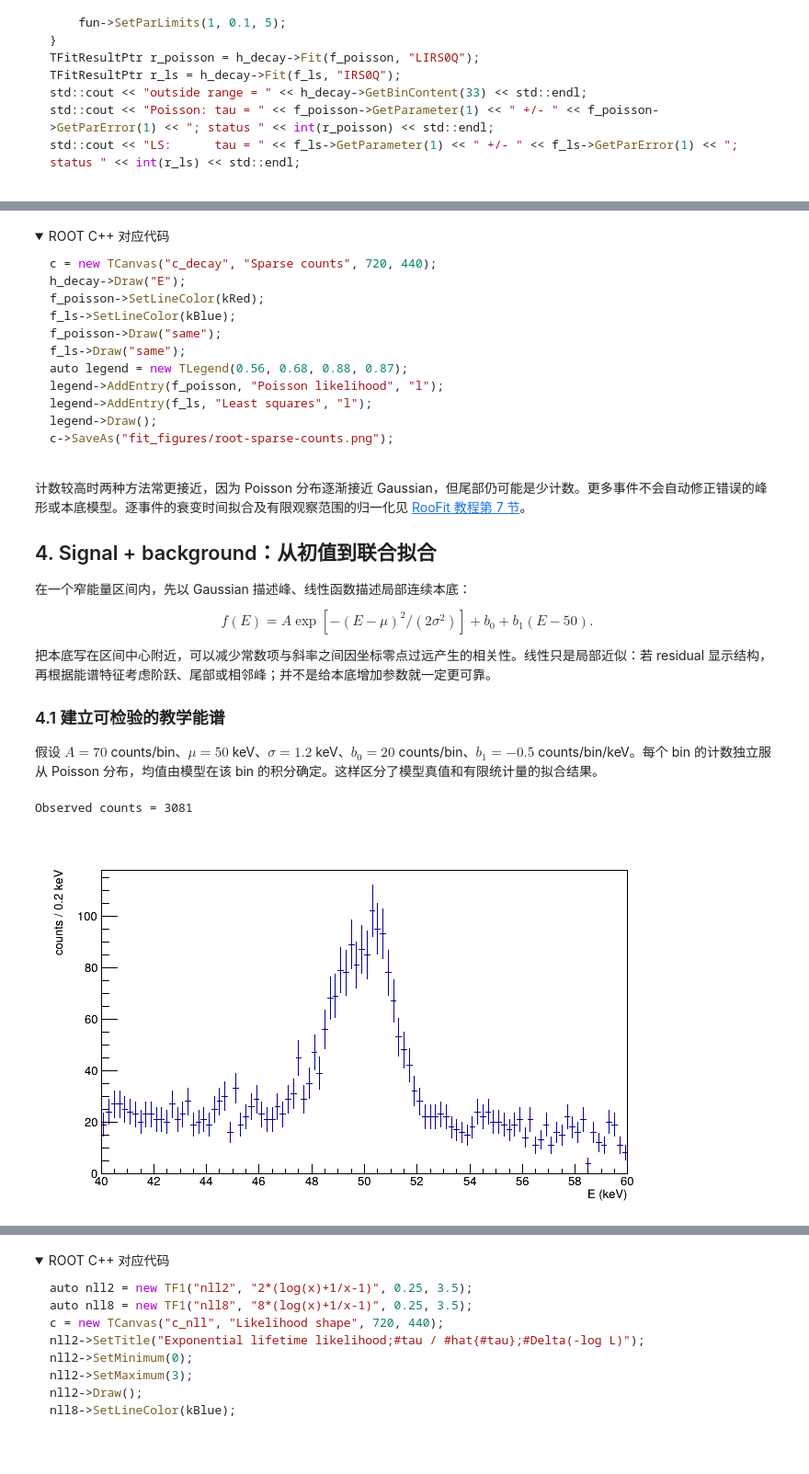
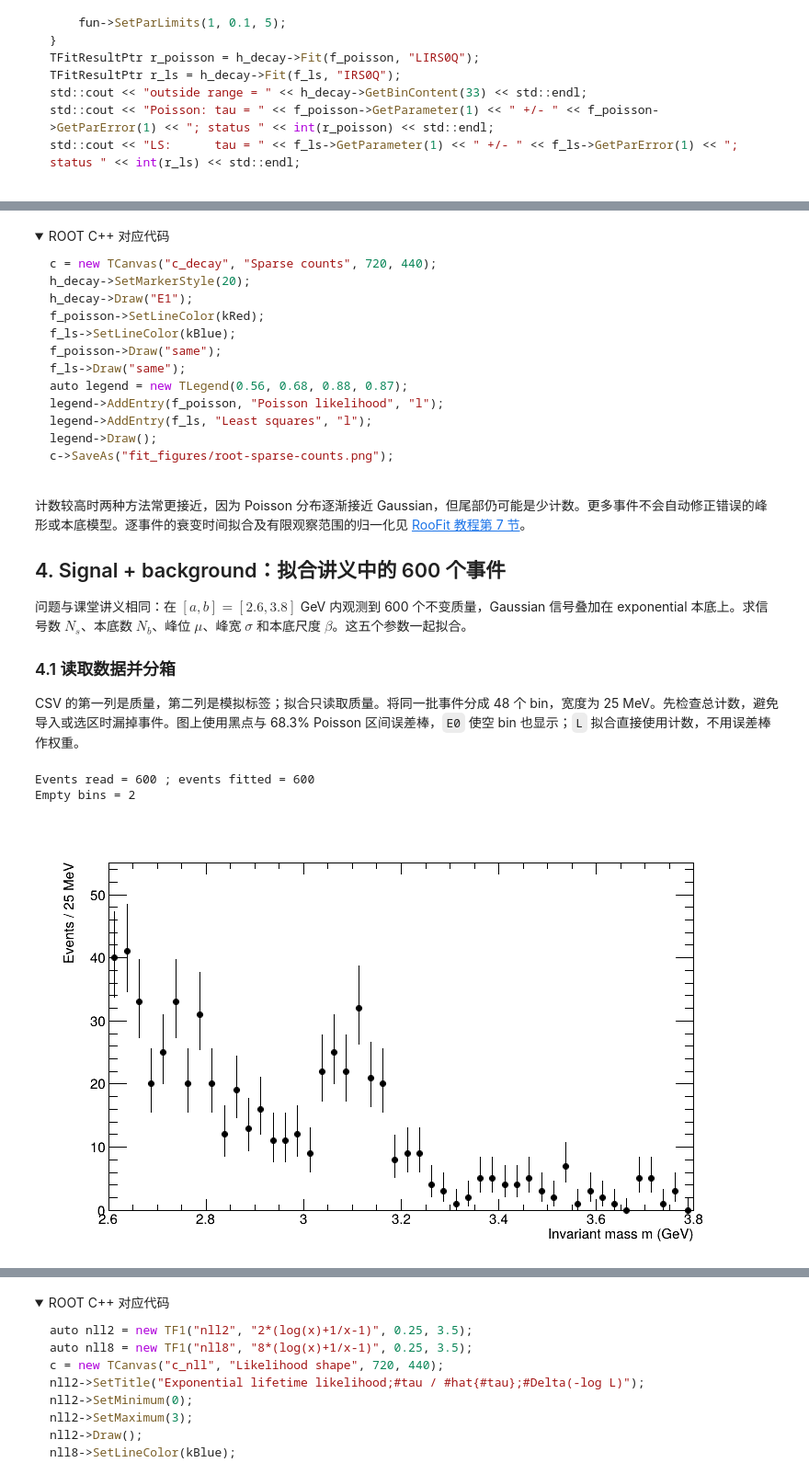
Before and after one commit to zhihuanli/Experimental-Method-in-Nuclear-Physics, a Jupyter notebook: chapt2/ROOT_Fit_Tutorial.ipynb, the cells around one changed output, grey strips where cells are left out. Shown at 92% size. Saved outputs shown, nothing was run; the diff lists cells and outputs as text; code cells hidden in the pictures; folded sections open; blank space fills up the shorter version.

````diff
--- a/chapt2/ROOT_Fit_Tutorial.ipynb
+++ b/chapt2/ROOT_Fit_Tutorial.ipynb
@@ -366,7 +391,8 @@ display(Image(filename="fit_figures/root-sparse-counts.png"))
 
 ```cpp
 c = new TCanvas("c_decay", "Sparse counts", 720, 440);
-h_decay->Draw("E");
+h_decay->SetMarkerStyle(20);
+h_decay->Draw("E1");
 f_poisson->SetLineColor(kRed);
 f_ls->SetLineColor(kBlue);
 f_poisson->Draw("same");
@@ -382,34 +408,36 @@ c->SaveAs("fit_figures/root-sparse-counts.png");
 # %% [markdown]
 计数较高时两种方法常更接近，因为 Poisson 分布逐渐接近 Gaussian，但尾部仍可能是少计数。更多事件不会自动修正错误的峰形或本底模型。逐事件的衰变时间拟合及有限观察范围的归一化见 [RooFit 教程第 7 节](RooFit%20mini%20tutorial.html#decay)。
 
-## 4. Signal + background：从初值到联合拟合
+## 4. Signal + background：拟合讲义中的 600 个事件
 
-在一个窄能量区间内，先以 Gaussian 描述峰、线性函数描述局部连续本底：
+问题与课堂讲义相同：在 $[a,b]=[2.6,3.8]$ GeV 内观测到 600 个不变质量，Gaussian 信号叠加在 exponential 本底上。求信号数 $N_s$、本底数 $N_b$、峰位 $\mu$、峰宽 $\sigma$ 和本底尺度 $\beta$。这五个参数一起拟合。
 
-$$f(E)=A\exp[-(E-\mu)^2/(2\sigma^2)]+b_0+b_1(E-50).$$
+### 4.1 读取数据并分箱
 
-把本底写在区间中心附近，可以减少常数项与斜率之间因坐标零点过远产生的相关性。线性只是局部近似：若 residual 显示结构，再根据能谱特征考虑阶跃、尾部或相邻峰；并不是给本底增加参数就一定更可靠。
-
-### 4.1 建立可检验的教学能谱
-
-假设 $A=70$ counts/bin、$\mu=50$ keV、$\sigma=1.2$ keV、$b_0=20$ counts/bin、$b_1=-0.5$ counts/bin/keV。每个 bin 的计数独立服从 Poisson 分布，均值由模型在该 bin 的积分确定。这样区分了模型真值和有限统计量的拟合结果。
+CSV 的第一列是质量，第二列是模拟标签；拟合只读取质量。将同一批事件分成 48 个 bin，宽度为 25 MeV。先检查总计数，避免导入或选区时漏掉事件。图上使用黑点与 68.3% Poisson 区间误差棒，`E0` 使空 bin 也显示；`L` 拟合直接使用计数，不用误差棒作权重。
 # %%
-hp = ROOT.TH1D("hp", ";E (keV);counts / 0.2 keV", 100, 40, 60)
-truth = ROOT.TF1("truth", "gaus(0)+[3]+[4]*(x-50)", 40, 60)
-truth.SetParameters(70, 50, 1.2, 20, -0.5)
+mass_values = [float(row.split(",")[0])
+               for row in Path("data/lecture_mass_events.csv").read_text().splitlines() if row.strip()]
+a, b = 2.6, 3.8
+hp = ROOT.TH1D("hp", ";Invariant mass m (GeV);Events / 25 MeV", 48, a, b)
+for mass in mass_values:
+    hp.Fill(mass)
 width = hp.GetBinWidth(1)
-for i in range(1, 101):
-    lo = hp.GetBinLowEdge(i)
-    expected = truth.Integral(lo, lo + width) / width
-    hp.SetBinContent(i, rng.Poisson(expected))
-c = ROOT.TCanvas("c_spectrum", "Teaching spectrum", 720, 440)
-hp.Draw("E")
-print("Observed counts =", int(hp.Integral()))
+print("Events read =", len(mass_values), "; events fitted =", int(hp.Integral()))
+print("Empty bins =", sum(hp.GetBinContent(i) == 0 for i in range(1, 49)))
+c = ROOT.TCanvas("c_spectrum", "Lecture data", 800, 500)
+hp.SetMarkerStyle(20)
+hp.SetBinErrorOption(ROOT.TH1.kPoisson)
+hp.SetMinimum(0)
+hp.SetMaximum(55)
+hp.SetLineColor(ROOT.kBlack)
+hp.Draw("E0")
 c.SaveAs("fit_figures/root-spectrum.png")
 display(Image(filename="fit_figures/root-spectrum.png"))
 # %% [output]
-Observed counts = 3081
+Events read = 600 ; events fitted = 600
+Empty bins = 2
-[figure, old version]
+[figure, new version]
 # %% [markdown]
 <details><summary>ROOT C++ 对应代码</summary>
 
````
Also changed, not shown: parts of 38 cells of this notebook, 39 other files.
